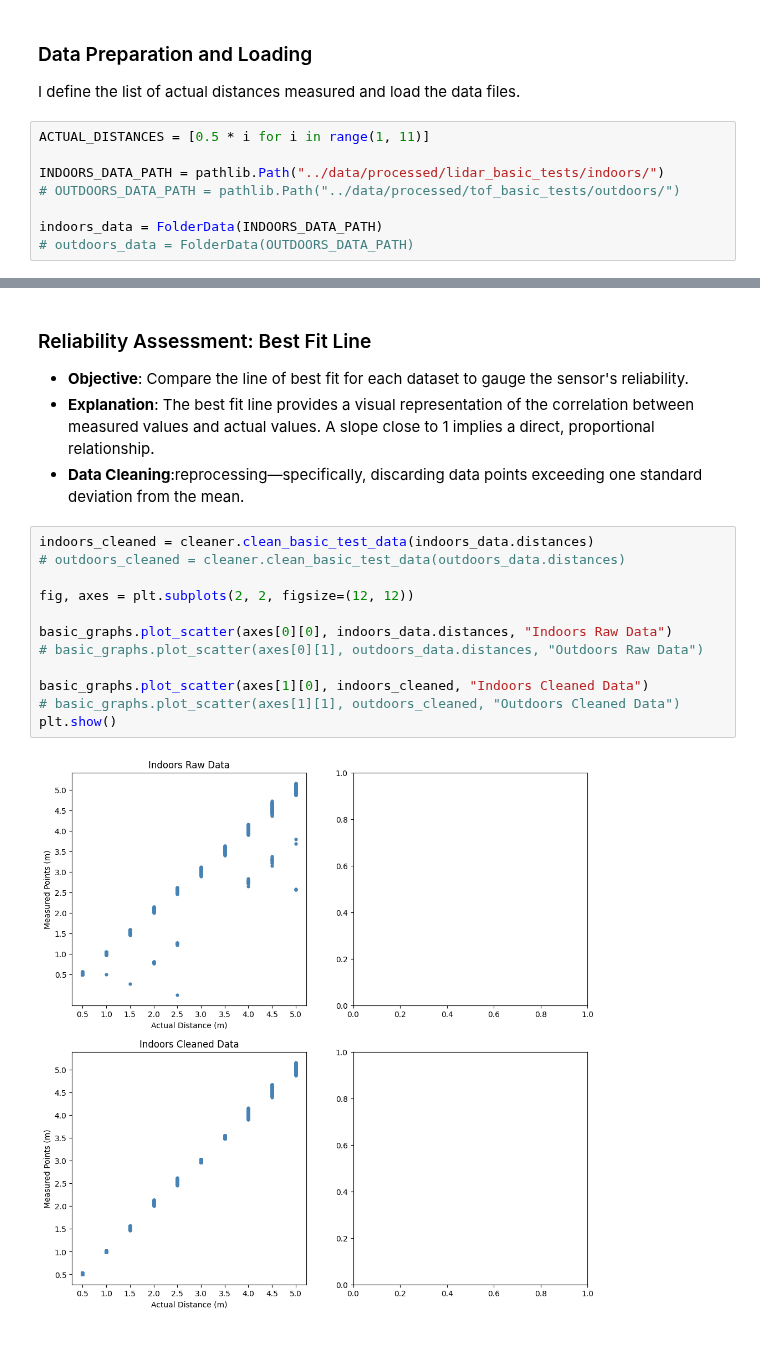
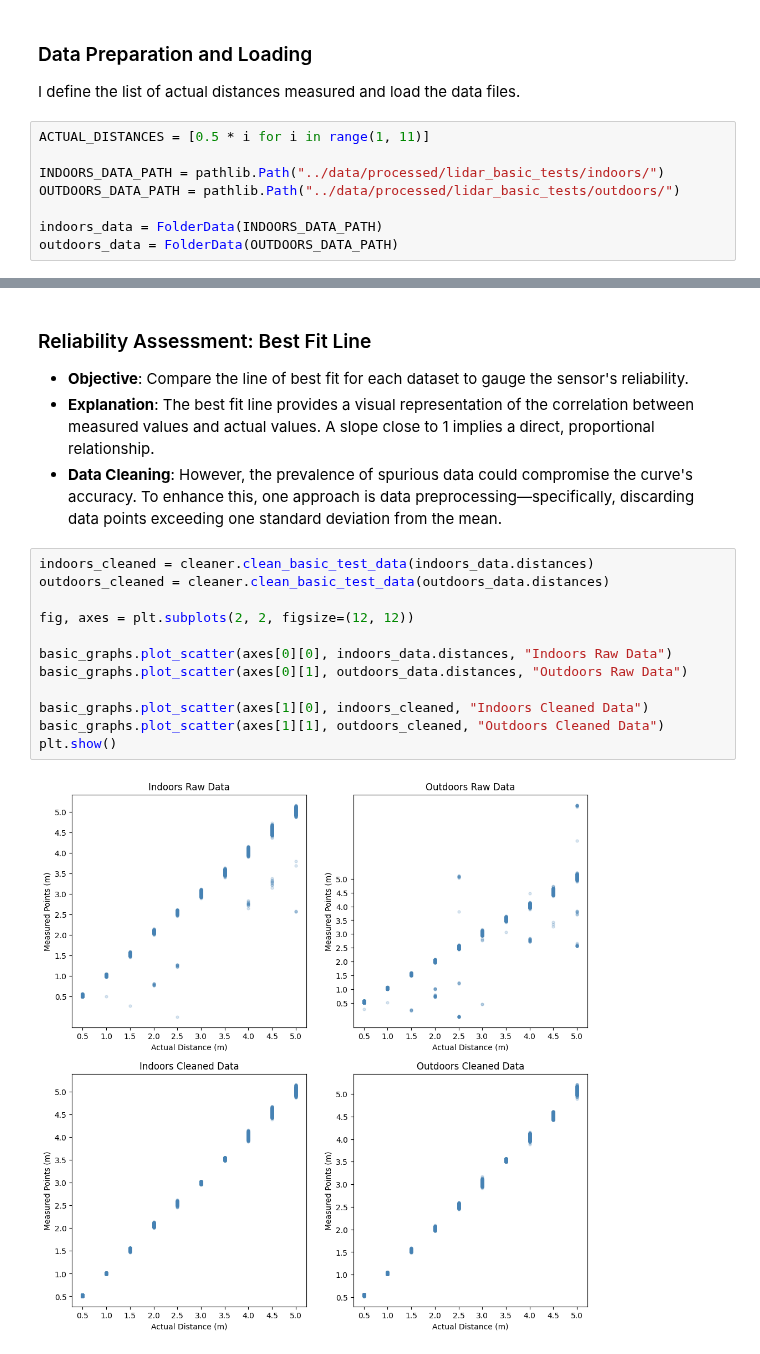
Before and after one commit to wuihee/cycling-safety-analysis, a Jupyter notebook: notebooks/LIDAR_Basic_Tests.ipynb, the cells around one changed output, grey strips where cells are left out. Drawn from its saved outputs; the diff is of its cells as text.

```diff
--- a/notebooks/LIDAR_Basic_Tests.ipynb
+++ b/notebooks/LIDAR_Basic_Tests.ipynb
@@ -69,10 +69,10 @@ I define the list of actual distances measured and load the data files.
 ACTUAL_DISTANCES = [0.5 * i for i in range(1, 11)]
 
 INDOORS_DATA_PATH = pathlib.Path("../data/processed/lidar_basic_tests/indoors/")
-# OUTDOORS_DATA_PATH = pathlib.Path("../data/processed/tof_basic_tests/outdoors/")
+OUTDOORS_DATA_PATH = pathlib.Path("../data/processed/lidar_basic_tests/outdoors/")
 
 indoors_data = FolderData(INDOORS_DATA_PATH)
-# outdoors_data = FolderData(OUTDOORS_DATA_PATH)
+outdoors_data = FolderData(OUTDOORS_DATA_PATH)
 # %% [markdown]
 ## Data Analysis
 
@@ -137,18 +140,18 @@ plt.show()
 
 - **Objective**: Compare the line of best fit for each dataset to gauge the sensor's reliability.
 - **Explanation**: The best fit line provides a visual representation of the correlation between measured values and actual values. A slope close to 1 implies a direct, proportional relationship.
-- **Data Cleaning**:reprocessing—specifically, discarding data points exceeding one standard deviation from the mean.
+- **Data Cleaning**: However, the prevalence of spurious data could compromise the curve's accuracy. To enhance this, one approach is data preprocessing—specifically, discarding data points exceeding one standard deviation from the mean.
 # %%
 indoors_cleaned = cleaner.clean_basic_test_data(indoors_data.distances)
-# outdoors_cleaned = cleaner.clean_basic_test_data(outdoors_data.distances)
+outdoors_cleaned = cleaner.clean_basic_test_data(outdoors_data.distances)
 
 fig, axes = plt.subplots(2, 2, figsize=(12, 12))
 
 basic_graphs.plot_scatter(axes[0][0], indoors_data.distances, "Indoors Raw Data")
-# basic_graphs.plot_scatter(axes[0][1], outdoors_data.distances, "Outdoors Raw Data")
+basic_graphs.plot_scatter(axes[0][1], outdoors_data.distances, "Outdoors Raw Data")
 
 basic_graphs.plot_scatter(axes[1][0], indoors_cleaned, "Indoors Cleaned Data")
-# basic_graphs.plot_scatter(axes[1][1], outdoors_cleaned, "Outdoors Cleaned Data")
+basic_graphs.plot_scatter(axes[1][1], outdoors_cleaned, "Outdoors Cleaned Data")
 plt.show()
 # %% [output]
-[figure, old version]
+[figure, new version]
```
Also changed, not shown: parts of 12 cells of this notebook, 2 other files.
